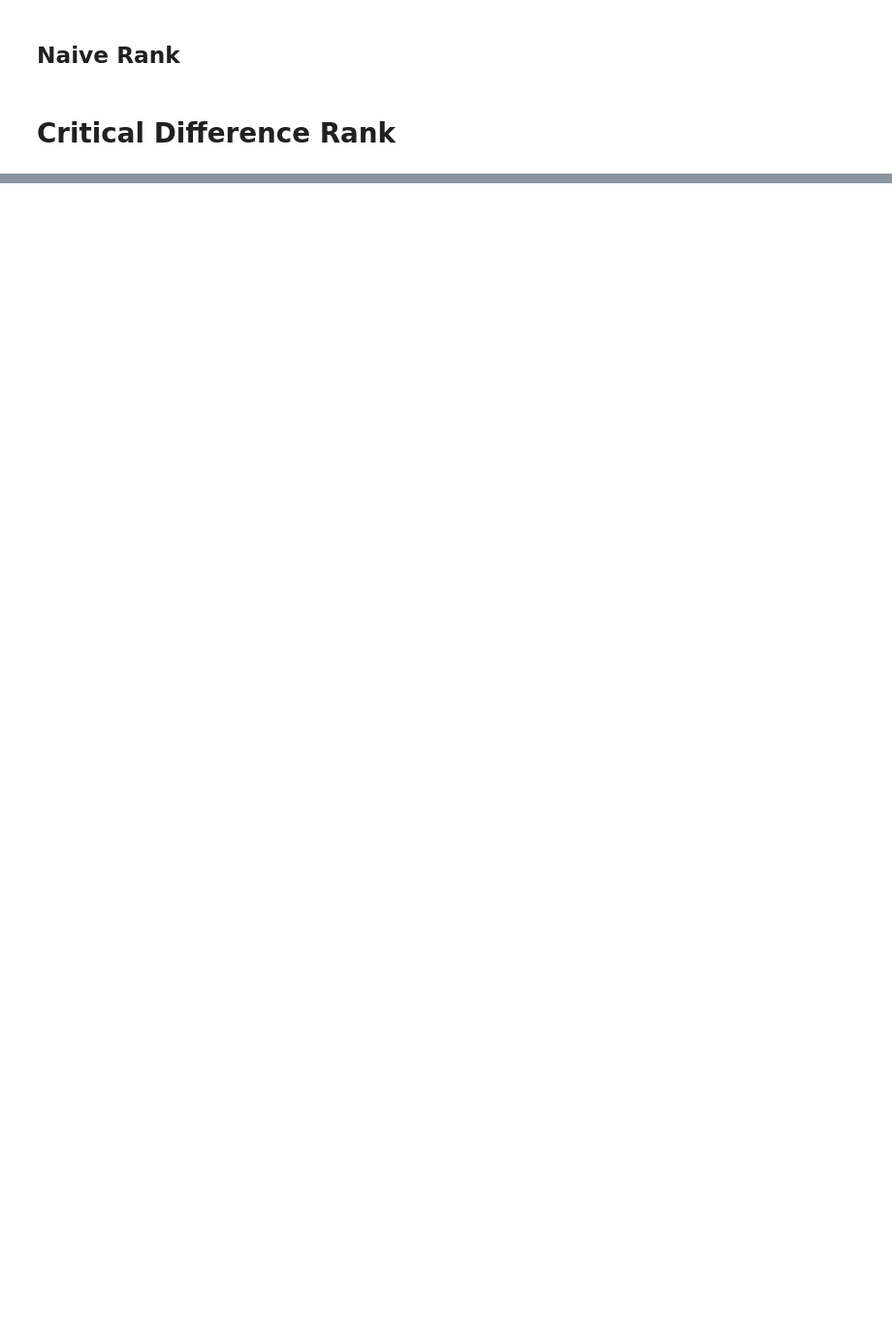
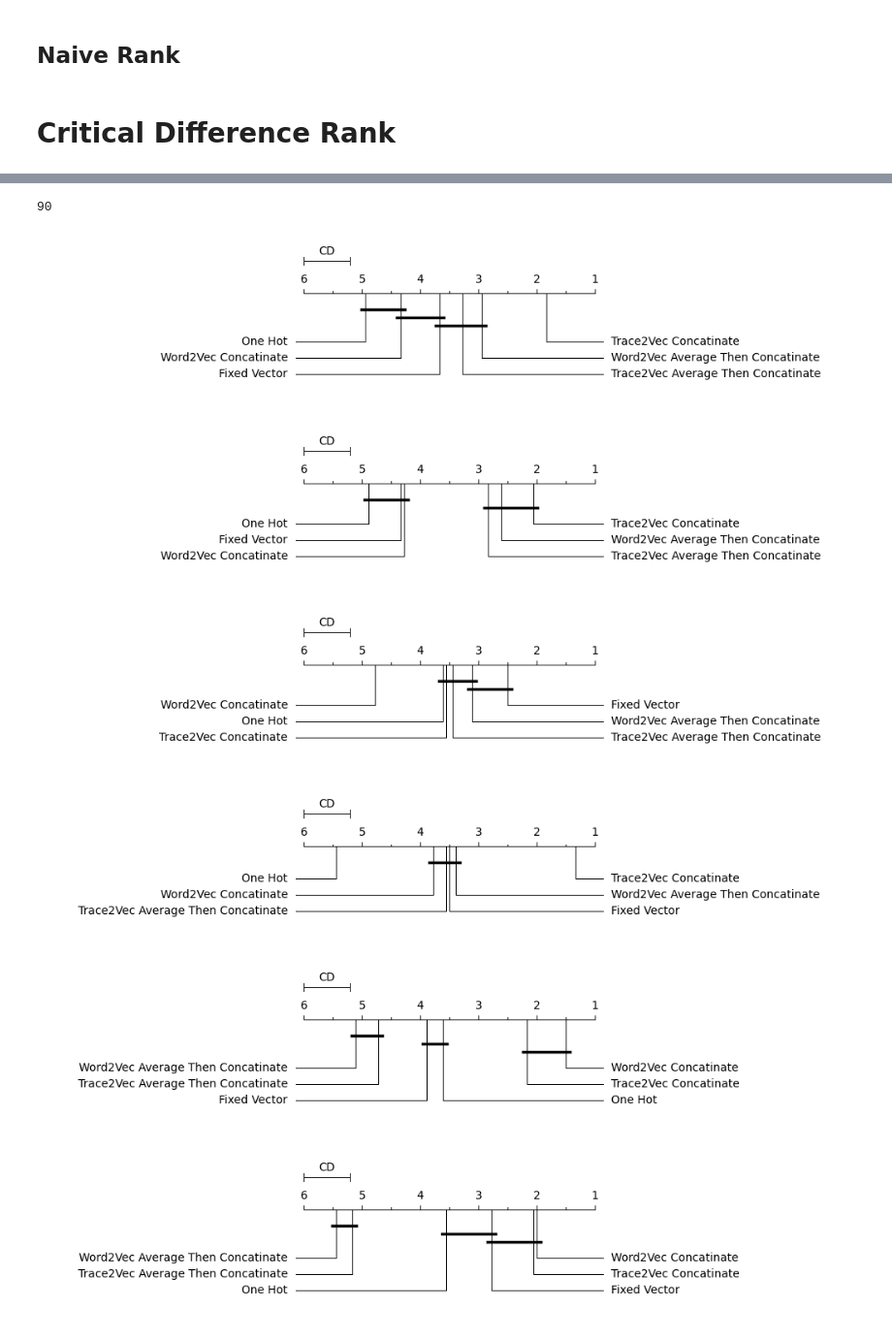
Before and after one commit to ronaldvandenbroek/BPAD, a Jupyter notebook: analysis/raw/result_analysis.ipynb, the cells around one changed output, grey strips where cells are left out. Shown at 97% size. Drawn from its saved outputs; the diff is of its cells as text; code cells hidden in the pictures; blank space fills up the shorter version.

```diff
--- a/analysis/raw/result_analysis.ipynb
+++ b/analysis/raw/result_analysis.ipynb
@@ -193,8 +195,6 @@ def plot_scores(data, directory, experiment_name, title, label_name, xlabel_name
 # 'Experiment_Transformer_Debug_v2_93896'
 
 directories = [
-    'Experiment_Offline_Training'
-
     # 'Experiment_Transformer_Event_Multi_Task'
     # 'Experiment_Transformer_Perspective_Weights_v2'
     # 'Experiment_Transformer_Event_Positional_Encoding'
@@ -209,7 +209,7 @@ directories = [
     # 'Experiment_Finetuning_T2V_Window_Vector_Sizes',
     # 'Experiment_Finetuning_W2V_Window_Vector_Sizes',
 
-    # 'Experiment_Synthetic_All_Models',
+    'Experiment_Synthetic_All_Models',
     # 'Experiment_Real_World_All_Models',
     ]
 
@@ -219,7 +219,7 @@ model_type = 'Transformer' # '{model_type}'
 
 filter_beginning_percentage = 0
 
-recalculate = True
+recalculate = False
 
 score_results = True
 score_summary = True
@@ -377,5 +401,5 @@ all_scores_df
 # %%
 print(all_scores_df.shape)
-all_scores_df = all_scores_df.drop(columns=["run_name", "timestamp", "index", "numerical_encoding"])
+all_scores_df = all_scores_df.drop(columns=["run_name", "timestamp", "index", "numerical_encoding", "roc_auc", "pr_auc"])
 all_scores_df["buckets"] = all_scores_df["buckets"].astype(str)
 print(all_scores_df.shape)
@@ -924,6 +1049,9 @@ elif experiment_name == "Experiment_Transformer_Perspective_Weights":
 elif experiment_name == "Experiment_Transformer_Perspective_Multi_Task":
     level_groupby_index = 'dataset_short_name'
     rank_groupby_index = 'model'
+elif experiment_name == "Experiment_Offline_Training":
+    level_groupby_index = 'dataset_short_name'
+    rank_groupby_index = 'model'
 else: # Default to rank by encoder unless otherwise specified
     level_groupby_index = 'dataset_short_name'
     rank_groupby_index = 'categorical_encoding'
@@ -931,6 +1059,7 @@ else: # Default to rank by encoder unless otherwise specified
 # print(sub_filter_encodings)
 # print(all_scores_df["categorical_encoding"].unique())
 
+all_rank_stats = []
 if rank_cd_encoders:
     plot_path = f"plots/{directory}/CD_ranking"
     os.makedirs(plot_path, exist_ok=True)
@@ -942,31 +1071,44 @@ if rank_cd_encoders:
     perspectives = np.append(perspectives, 'Average')
 
     levels = ["combined", "trace", "event", "attribute"]
     for sub_filter_encoding in sub_filter_encodings:
         if sub_filter_encoding is not None:
             all_scores_df_filtered = all_scores_df[all_scores_df['categorical_encoding'].str.contains(sub_filter_encoding)]
            # print(scoring_df.shape)
         else:
             all_scores_df_filtered = all_scores_df
 
         for perspective in perspectives:
             for level in levels:
                 # print(f'filtering {perspective}')
                 # print(perspective)
                 if perspective != 'Average':
                     scoring_df = all_scores_df_filtered[all_scores_df_filtered['perspective'] == perspective]
                 else:
                     # print('Not filtering')
                     # print(f'shape before perspective filtering {all_scores_df_filtered.shape}')
                     scoring_df = all_scores_df_filtered
                     # print(f'shape after perspective filtering {scoring_df.shape}')
 
                 # print(grouped_levels.shape)
                 grouped_levels = calculate_grouped_levels(scoring_df,group_by_index=level_groupby_index, rank_groupby_index=rank_groupby_index)
                 grouped_levels = grouped_levels[grouped_levels['level'] == level]
                 # print(grouped_levels.columns)
 
                 rank_stats_df = calcualte_rank_stats(grouped_levels, group_by_index=[rank_groupby_index])
-                #print(rank_stats_df)
+                # print(rank_stats_df)
 
                 generate_cd_plot(rank_stats_df, level=level, nr_datasets=nr_datasets, perspective=perspective, plot_path=plot_path, group_by_index=rank_groupby_index, sub_filter_encoding=sub_filter_encoding)
+
+                rank_stats_concat = rank_stats_df.copy()
+                rank_stats_concat['perspective'] = perspective
+                rank_stats_concat['level'] = level
+                all_rank_stats.append(rank_stats_concat)
+# %% [output]
+90
+[figure, added]
+[figure, added]
+[figure, added]
+[figure, added]
+[figure, added]
+[figure, added]
```
Also changed, not shown: parts of 63 cells of this notebook, 33 other files.
